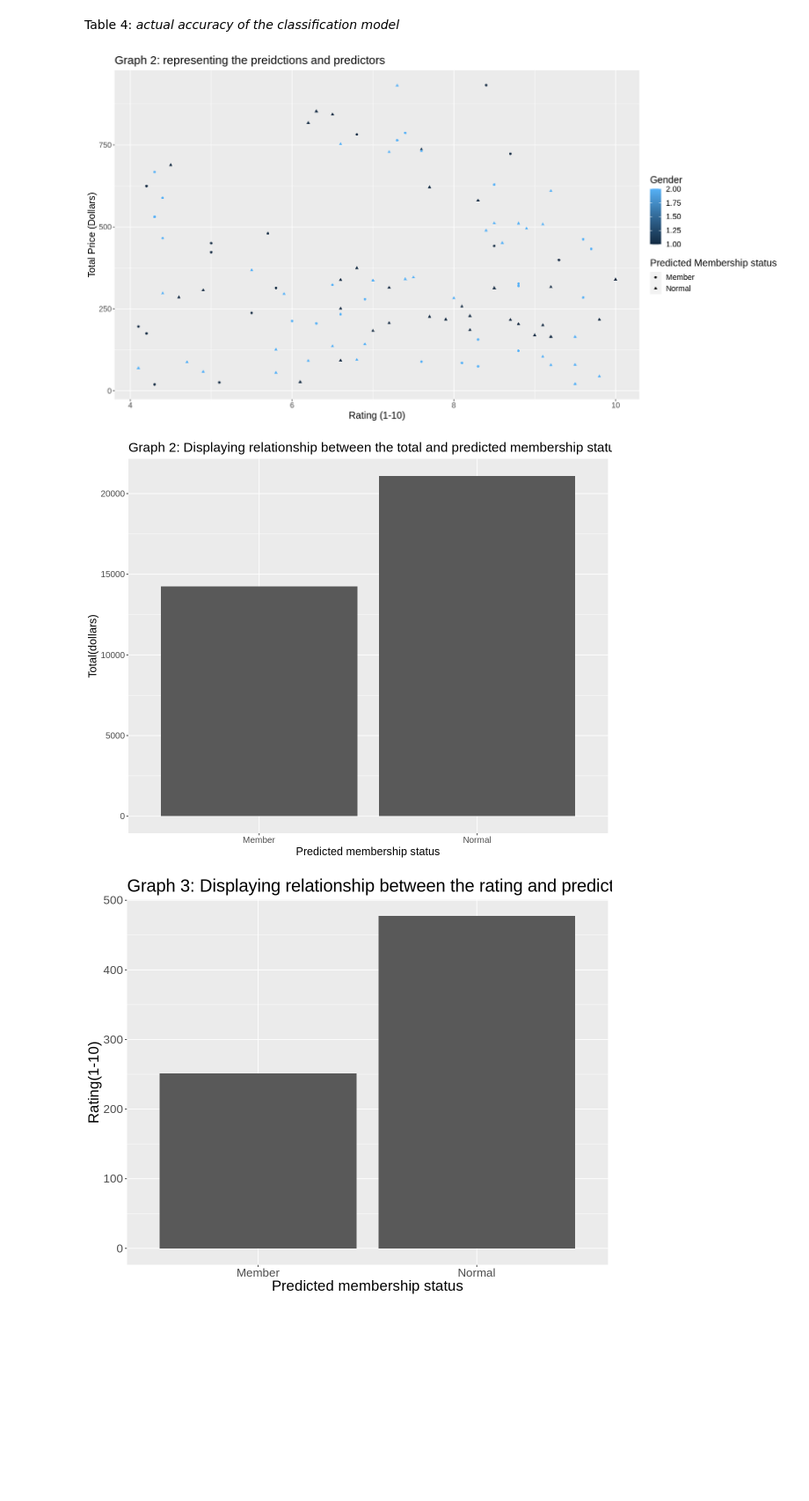
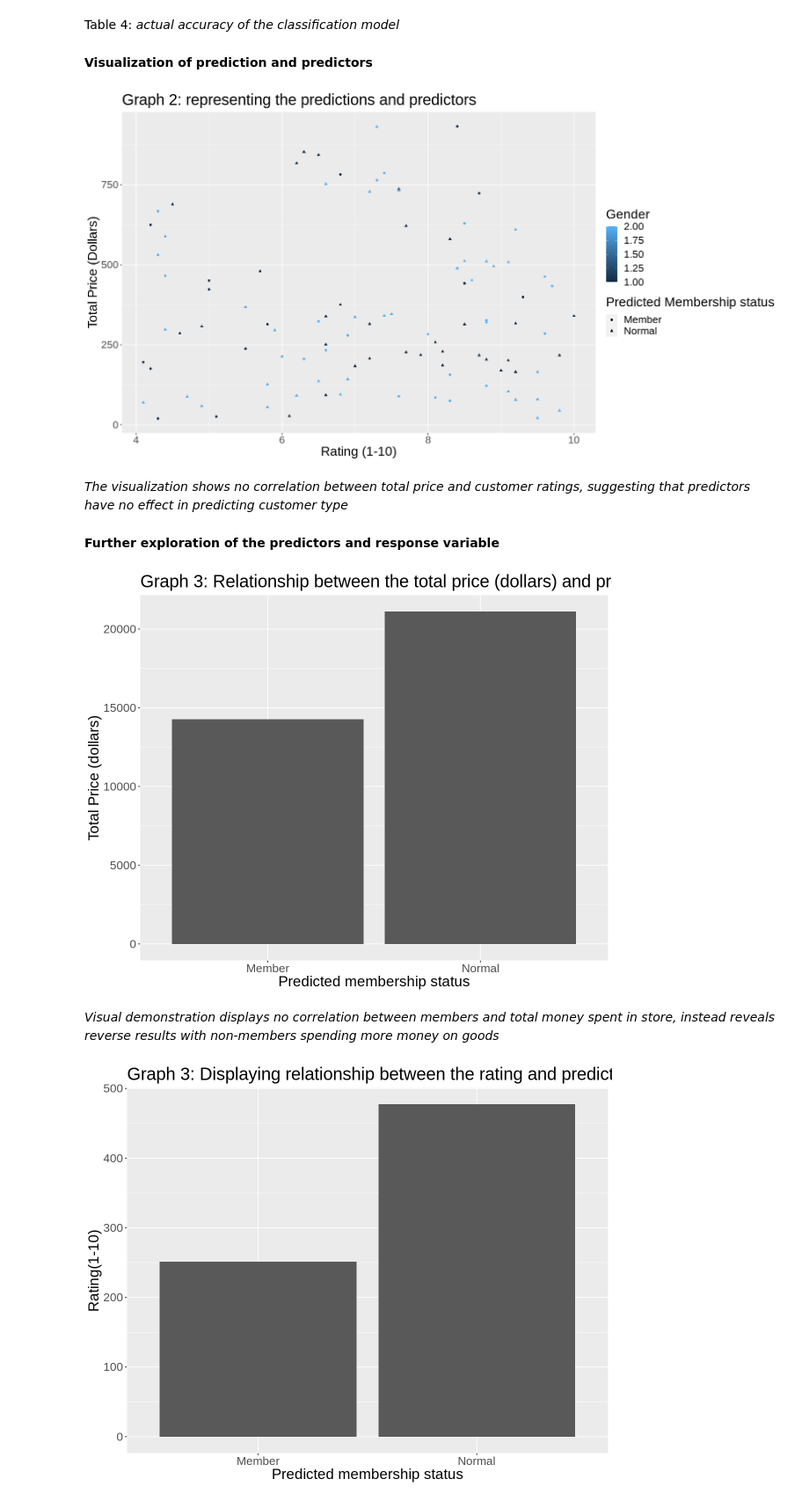
Before and after one commit to rajdhillon27/DSCI-classification-, a Jupyter notebook: Project.ipynb, the cells around one changed output. Shown: that part at 88% size. Drawn from its saved outputs; the diff is of its cells as text; code cells hidden in the pictures; blank space fills up the shorter version.

```diff
--- a/Project.ipynb
+++ b/Project.ipynb
@@ -278,28 +278,38 @@ A tibble: 2 × 3
 | kap | binary | -0.09199921 |
 # %% [markdown]
 Table 4: *actual accuracy of the classification model*
+# %% [markdown]
+**Visualization of prediction and predictors**
 # %%
+# model visualization created with the supermarket_prediction set
+
 options(repr.plot.width = 15, repr.plot.height = 8)
 
 supermarket_plot <- ggplot(supermarket_predictions, aes(x = Rating, y = Total, color = Gender, shape = .pred_class)) +
                     geom_point() +
                     labs(x = "Rating (1-10)", y = "Total Price (Dollars)", color = "Gender", shape = "Predicted Membership status") +
-                    ggtitle("Graph 2: representing the preidctions and predictors")+
-                    theme(text = element_text(size = 15))
+                    ggtitle("Graph 2: representing the predictions and predictors")+
+                    theme(text = element_text(size = 20))
 supermarket_plot
 # %% [output]
-[figure, old version]
+[figure, new version]
+# %% [markdown]
+*The visualization shows no correlation between total price and customer ratings, suggesting that predictors have no effect in predicting customer type*
+# %% [markdown]
+**Further exploration of the predictors and response variable**
 # %%
 options(repr.plot.width = 10, repr.plot.height = 8)
 
 total_plot <- ggplot(supermarket_predictions, aes(x = .pred_class, y = Total))+
     geom_bar(stat = "identity")+
-    labs(x = "Predicted membership status", y = "Total(dollars)")+
-    theme(text = element_text(size = 15))+
-    ggtitle("Graph 2: Displaying relationship between the total and predicted membership status")
+    labs(x = "Predicted membership status", y = "Total Price (dollars)")+
+    theme(text = element_text(size = 20))+
+    ggtitle("Graph 3: Relationship between the total price (dollars) and predicted membership status")
 total_plot
 # %% [output]
-[figure, old version]
+[figure, new version]
+# %% [markdown]
+*Visual demonstration displays no correlation between members and total money spent in store, instead reveals reverse results with non-members spending more money on goods*
 # %%
 rating_plot <- ggplot(supermarket_predictions, aes(x = .pred_class, y = Rating))+
     geom_bar(stat = "identity")+
```
Also changed, not shown: parts of 6 cells of this notebook.
